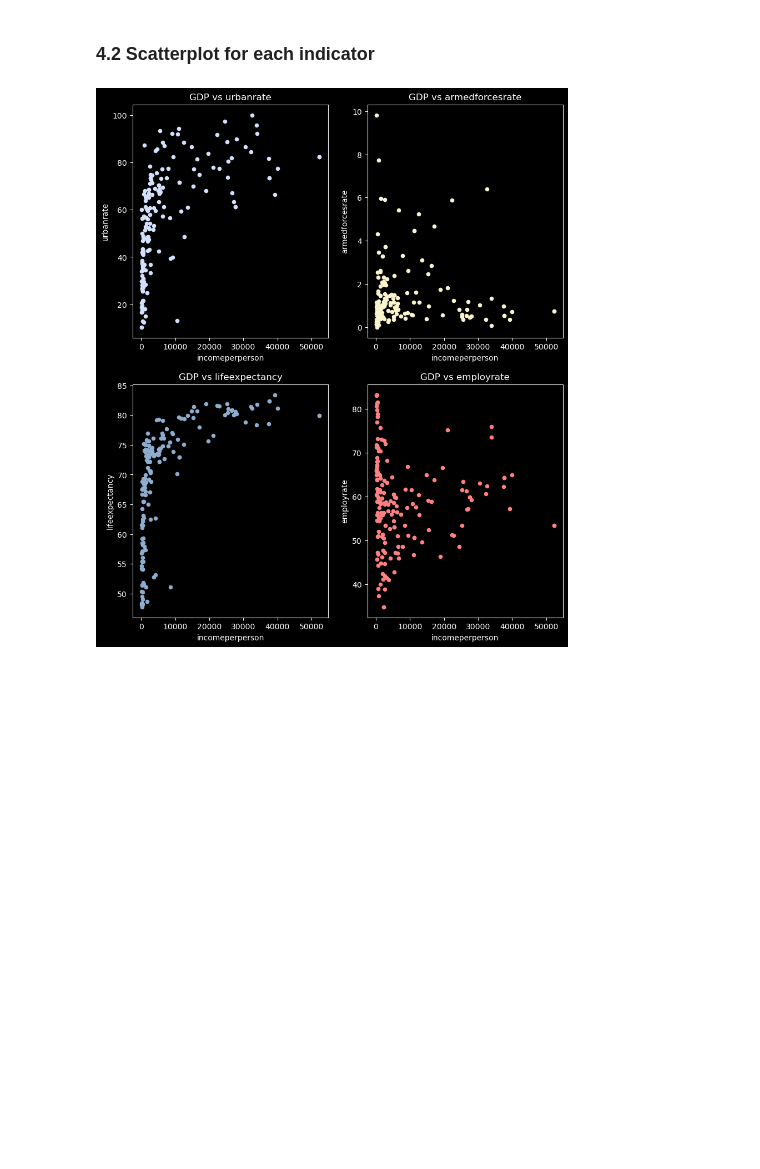
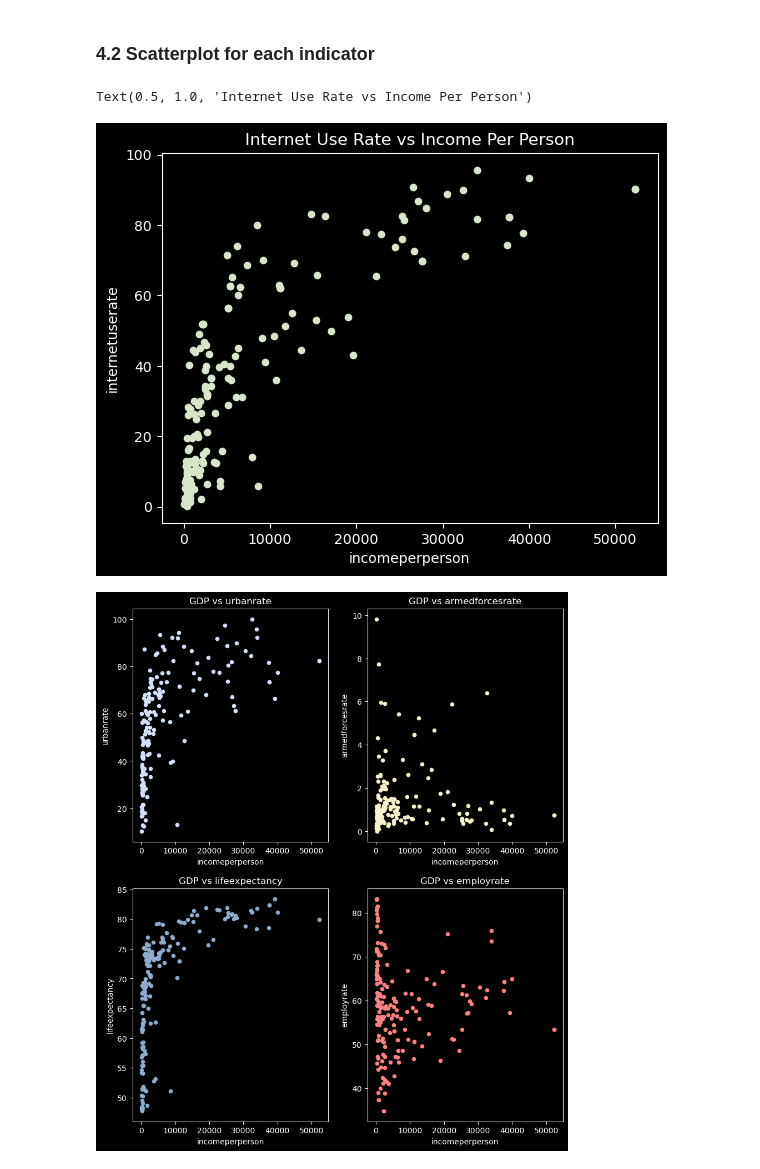
Before and after one commit to bsgarciac/gdp-understanding-linear-regression, a Jupyter notebook: analysis.ipynb, the cells around one changed output. Saved outputs shown, nothing was run; the diff lists cells and outputs as text; code cells hidden in the pictures; blank space fills up the shorter version.

```diff
--- a/analysis.ipynb
+++ b/analysis.ipynb
@@ -267,6 +267,13 @@ plt.show()
 [figure]
 # %% [markdown]
 ### 4.2 Scatterplot for each indicator
+# %%
+# Internet USe rate
+df.plot.scatter(x='incomeperperson', y=top_indicators[0], c=color[top_indicators[0]])
+plt.title("Internet Use Rate vs Income Per Person")
+# %% [output]
+Text(0.5, 1.0, 'Internet Use Rate vs Income Per Person')
+[figure, added]
 # %%
 # GDP vs Oil Per person
 fig, axes = plt.subplots(nrows=2, ncols=2, figsize=(10,12))
```
Also changed, not shown: parts of 3 cells of this notebook, 2 other files.
